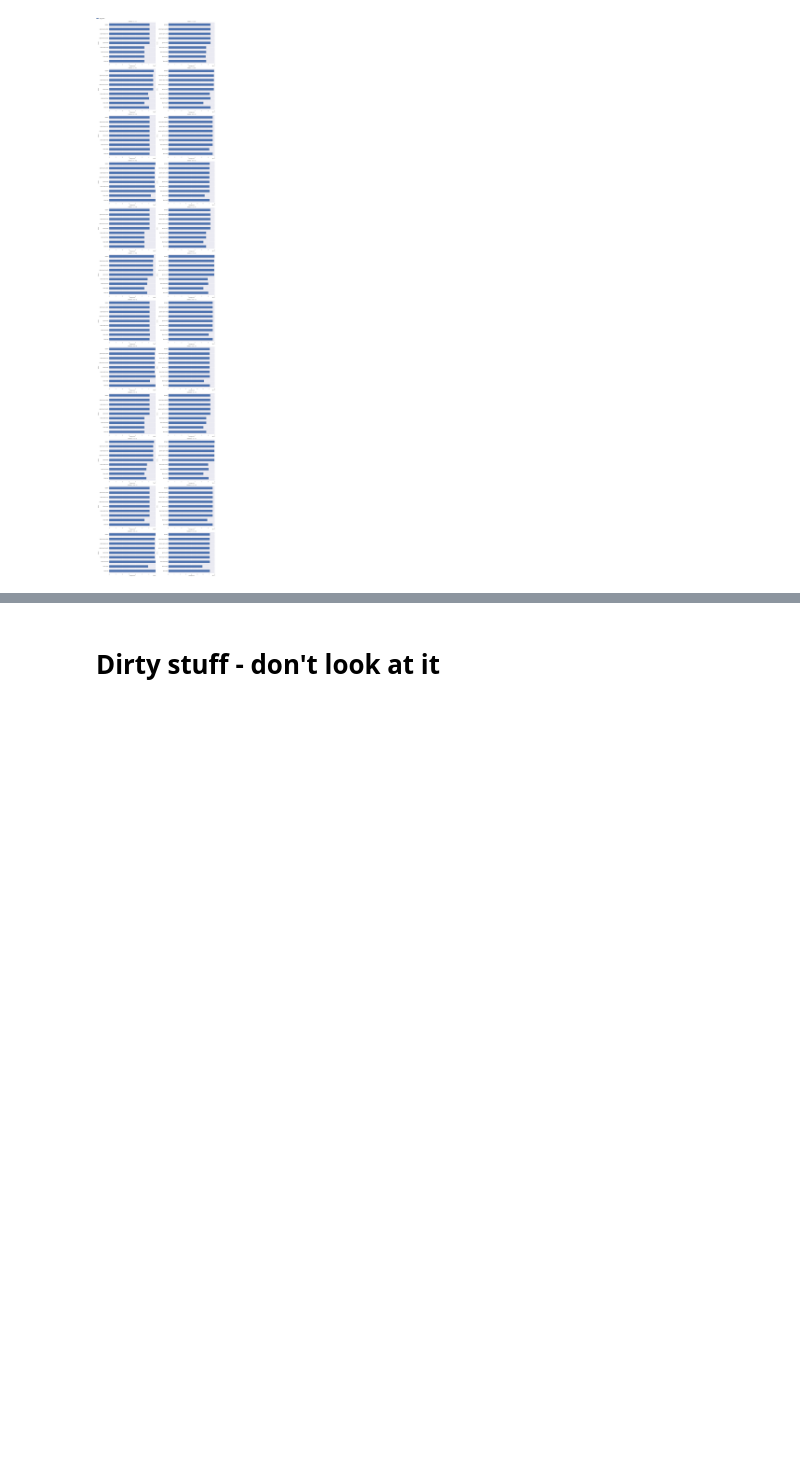
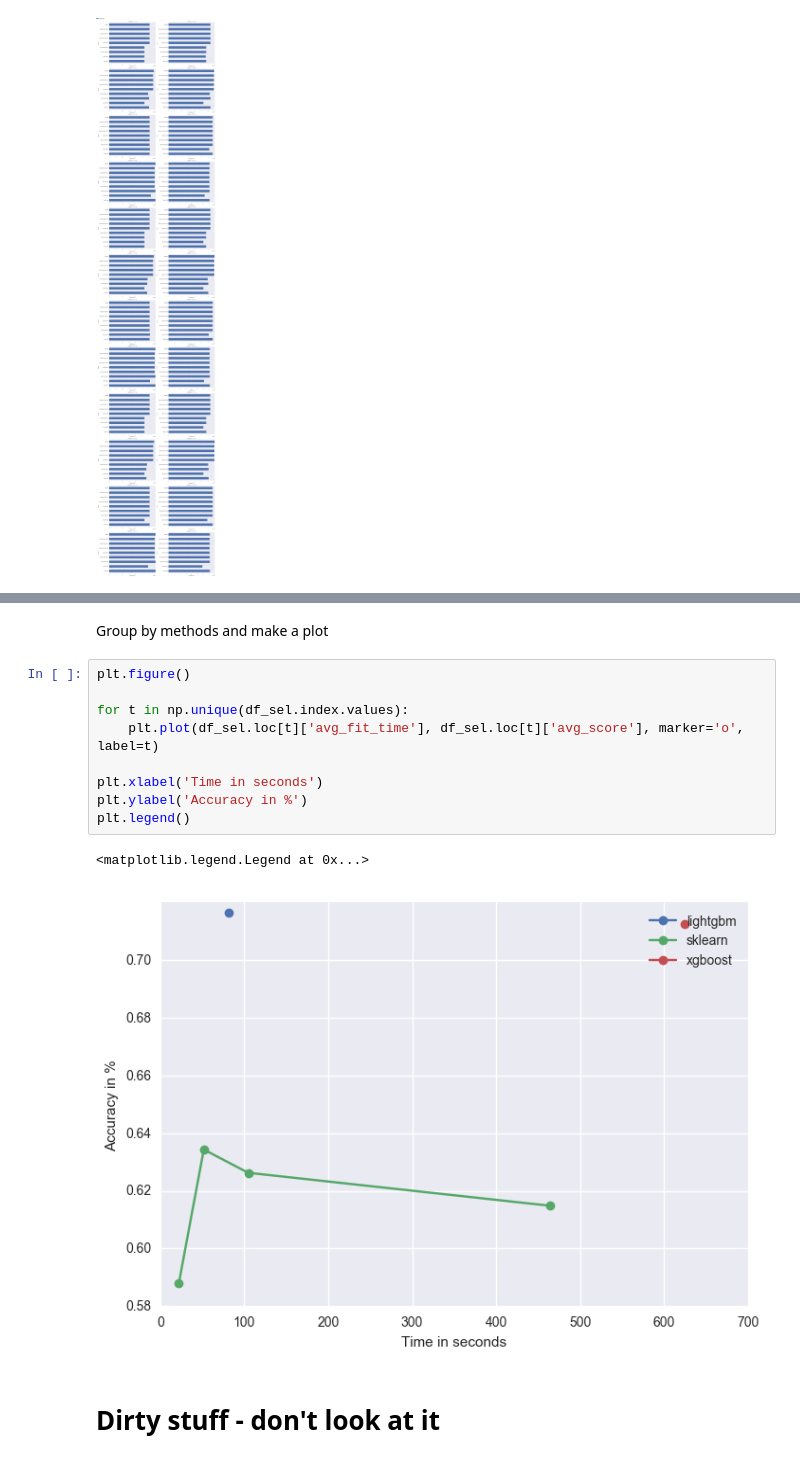
Before and after one commit to blueroutecn/gbrt-benchmarks, a Jupyter notebook: notebook_benchmarking.ipynb, the cells around one changed output, grey strips where cells are left out. Saved outputs shown, nothing was run; the diff lists cells and outputs as text; blank space fills up the shorter version.

```diff
--- a/notebook_benchmarking.ipynb
+++ b/notebook_benchmarking.ipynb
@@ -564,3 +610,17 @@ plt.tight_layout()
+# %% [markdown]
+Group by methods and make a plot
+# %%
+plt.figure()
+
+for t in np.unique(df_sel.index.values):
+    plt.plot(df_sel.loc[t]['avg_fit_time'], df_sel.loc[t]['avg_score'], marker='o', label=t)
+
+plt.xlabel('Time in seconds')
+plt.ylabel('Accuracy in %')
+plt.legend()
+# %% [output]
+<matplotlib.legend.Legend at 0x...>
+[figure, added]
 # %% [markdown]
 # Dirty stuff - don't look at it
 # %% [markdown]
```
Also changed, not shown: parts of 5 cells of this notebook.
